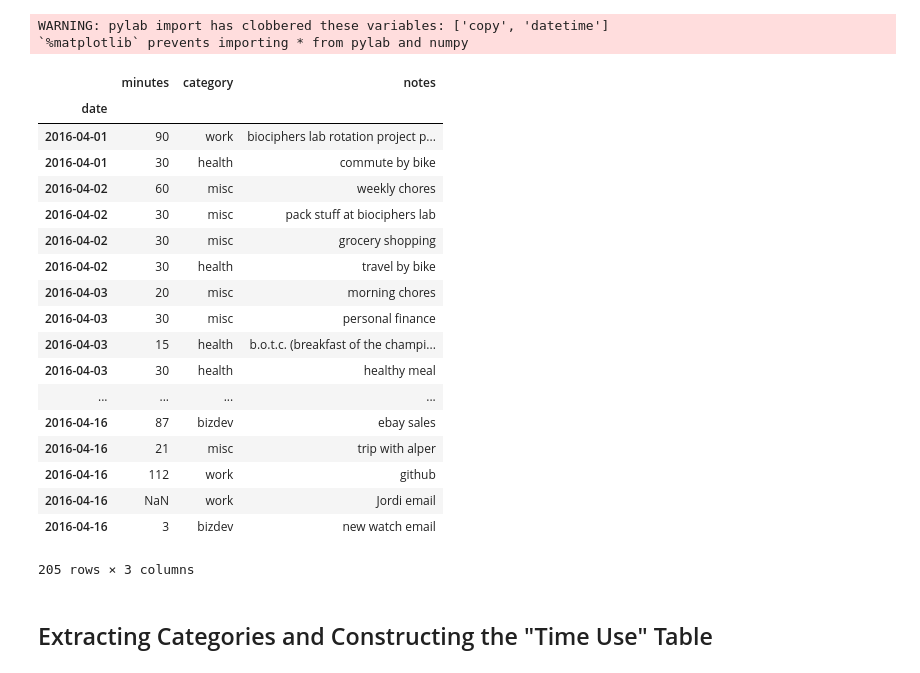
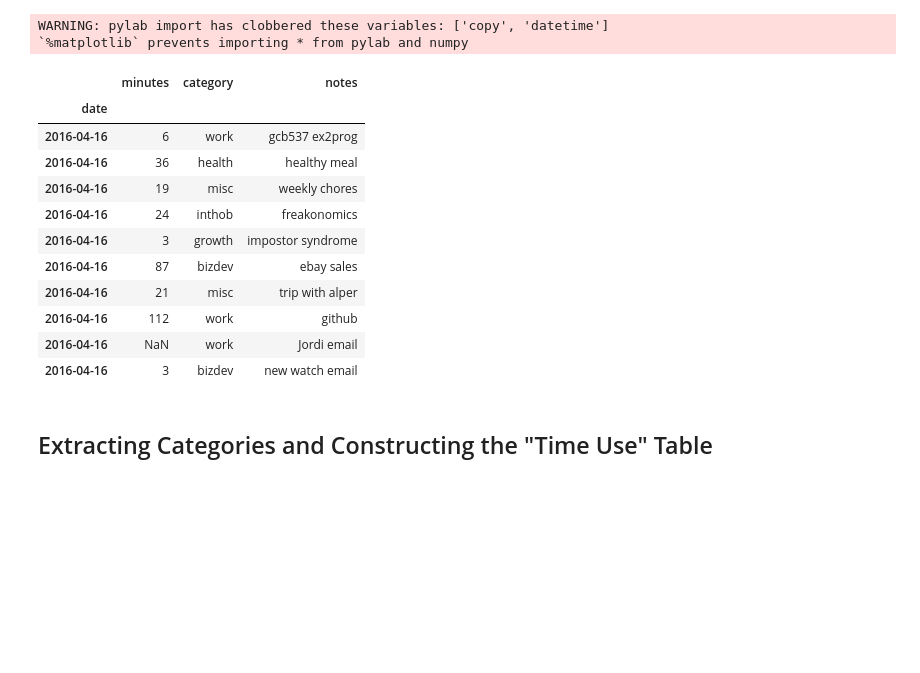
Before and after one commit to oryoruk/time_use, a Jupyter notebook: time_use.ipynb, the cells around one changed output. Cells and saved outputs as stored; diff of their text form; code cells hidden in the pictures; blank space fills up the shorter version.

```diff
--- a/time_use.ipynb
+++ b/time_use.ipynb
@@ -26,27 +26,20 @@ WARNING: pylab import has clobbered these variables: ['copy', 'datetime']
 `%matplotlib` prevents importing * from pylab and numpy
 # %%
 running_record = pd.read_csv('record.csv',skiprows=1,usecols=[1,2,3,4],index_col=0, parse_dates=True)
-running_record
+running_record.tail(10)
 # %% [output]
 |  | minutes | category | notes |
 | date |  |  |  |
-| 2016-04-01 | 90 | work | biociphers lab rotation project p... |
-| 2016-04-01 | 30 | health | commute by bike |
-| 2016-04-02 | 60 | misc | weekly chores |
-| 2016-04-02 | 30 | misc | pack stuff at biociphers lab |
-| 2016-04-02 | 30 | misc | grocery shopping |
-| 2016-04-02 | 30 | health | travel by bike |
-| 2016-04-03 | 20 | misc | morning chores |
-| 2016-04-03 | 30 | misc | personal finance |
-| 2016-04-03 | 15 | health | b.o.t.c. (breakfast of the champi... |
-| 2016-04-03 | 30 | health | healthy meal |
-| ... | ... | ... | ... |
+| 2016-04-16 | 6 | work | gcb537 ex2prog |
+| 2016-04-16 | 36 | health | healthy meal |
+| 2016-04-16 | 19 | misc | weekly chores |
+| 2016-04-16 | 24 | inthob | freakonomics |
+| 2016-04-16 | 3 | growth | impostor syndrome |
 | 2016-04-16 | 87 | bizdev | ebay sales |
 | 2016-04-16 | 21 | misc | trip with alper |
 | 2016-04-16 | 112 | work | github |
 | 2016-04-16 | NaN | work | Jordi email |
 | 2016-04-16 | 3 | bizdev | new watch email |
-205 rows × 3 columns
 # %% [markdown]
 ## Extracting Categories and Constructing the "Time Use" Table
 # %%
```
Also changed, not shown: parts of 1 cell of this notebook.
